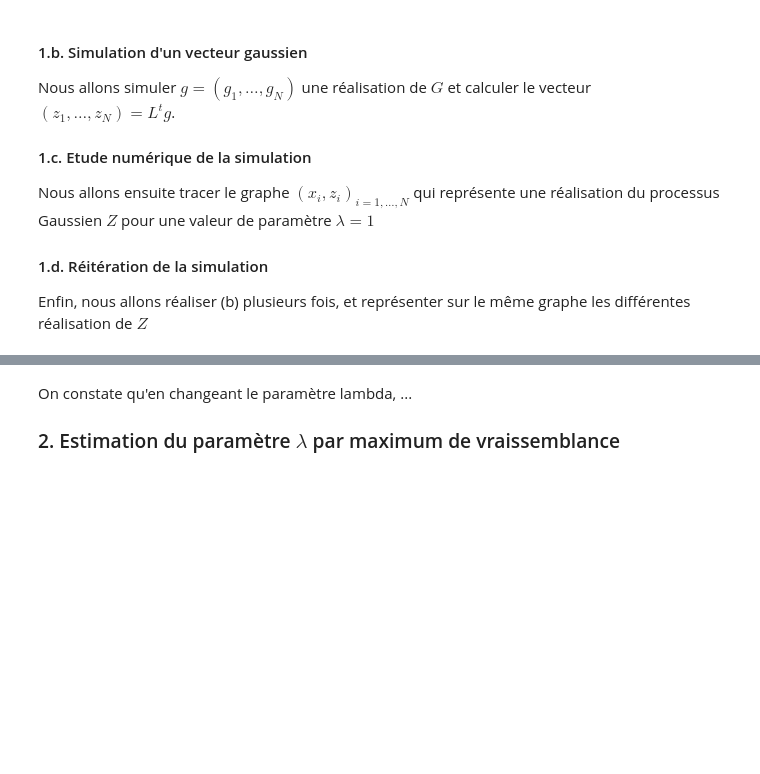
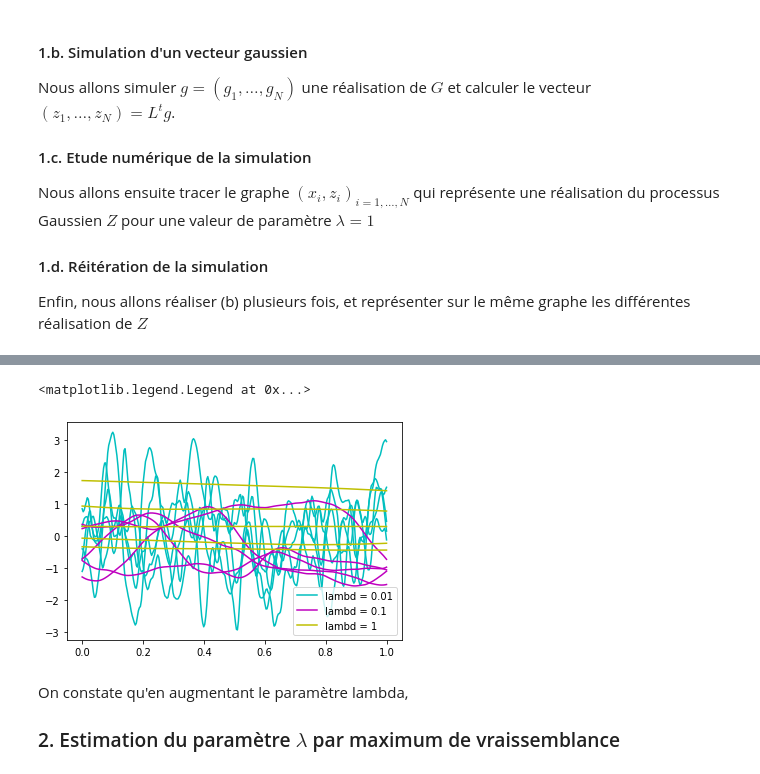
Before and after one commit to Aympab/Projet_Probas_Stats, a Jupyter notebook: probleme2.ipynb, the cells around one changed output, grey strips where cells are left out. Saved outputs shown, nothing was run; the diff lists cells and outputs as text; code cells hidden in the pictures; blank space fills up the shorter version.

```diff
--- a/probleme2.ipynb
+++ b/probleme2.ipynb
@@ -150,8 +115,36 @@ g and z computed !
 
 #### 1.e. Changement du paramètre $\lambda$
 Nous allons maintenant réitérer l'expérience ci-dessus (questions(a) à (d)) en changeant la valeur du paramètre $\lambda$, initialement fixé à 1.
+# %%
+N = 299
+
+_out = True
+if N > 50 :
+    _out = False
+
+lambd = 100
+
+#To get N numbers evenly spread between 0 and 1, linspace() from numpy
+lambds = [0.01, 0.1, 1]
+colors = [ 'c', 'm', 'y', 'b', 'g', 'r', 'k', 'w']
+
+for lambd, c in zip(lambds, colors) :
+    xi = np.linspace(0, 1, N)
+    sigma = compute_cov_sigma(xi, lambd=lambd)
+    L = la.cholesky(sigma)
+
+    plt.plot(0, c+'-', label="lambd = "+str(lambd))
+    for i in range(5) :
+        g = np.random.normal(0, 1, N)
+        z = L @ g
+        plt.plot(xi, z, c+'-')
+
+plt.legend()
+# %% [output]
+<matplotlib.legend.Legend at 0x...>
+[figure, added]
 # %% [markdown]
-On constate qu'en changeant le paramètre lambda, ...
+On constate qu'en augmentant le paramètre lambda,
 
 
 ### 2. Estimation du paramètre $\lambda$ par maximum de vraissemblance
```
Also changed, not shown: parts of 6 cells of this notebook, 2 other files.
